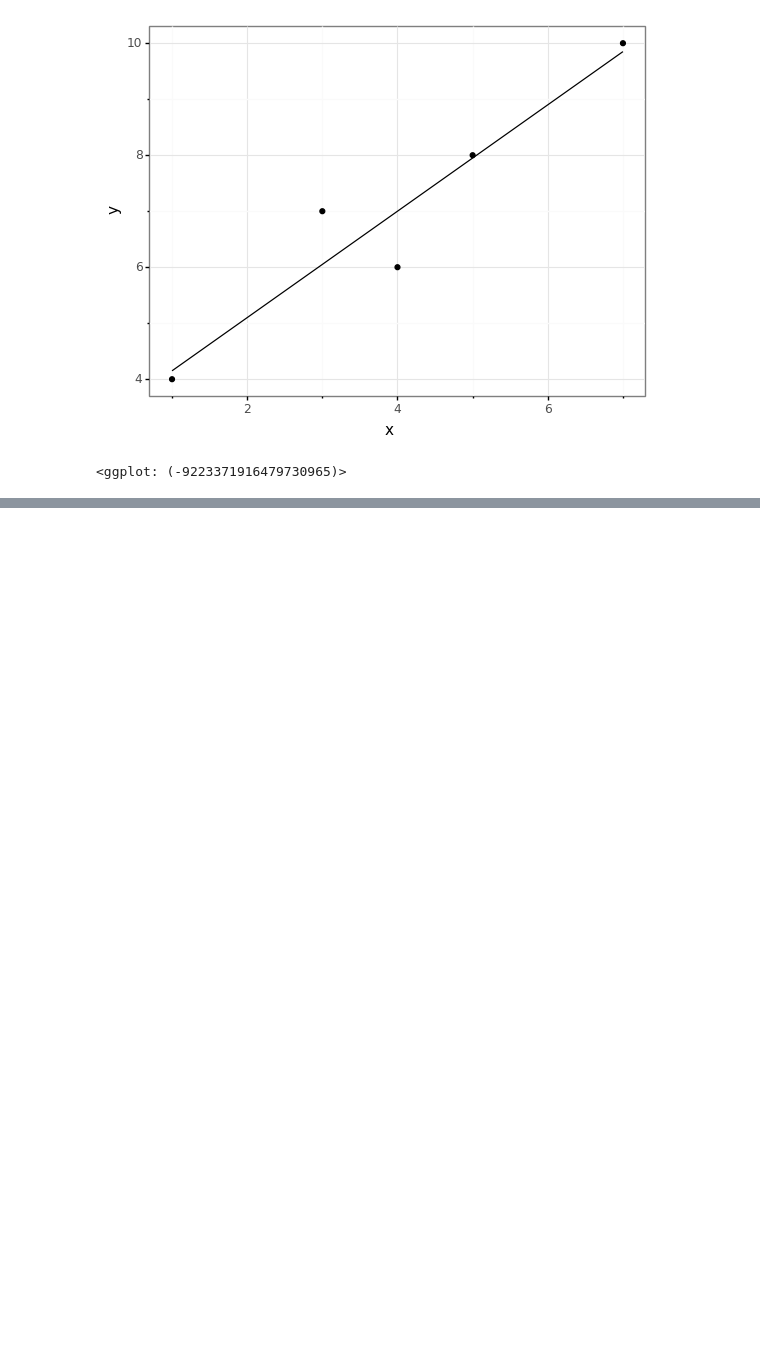
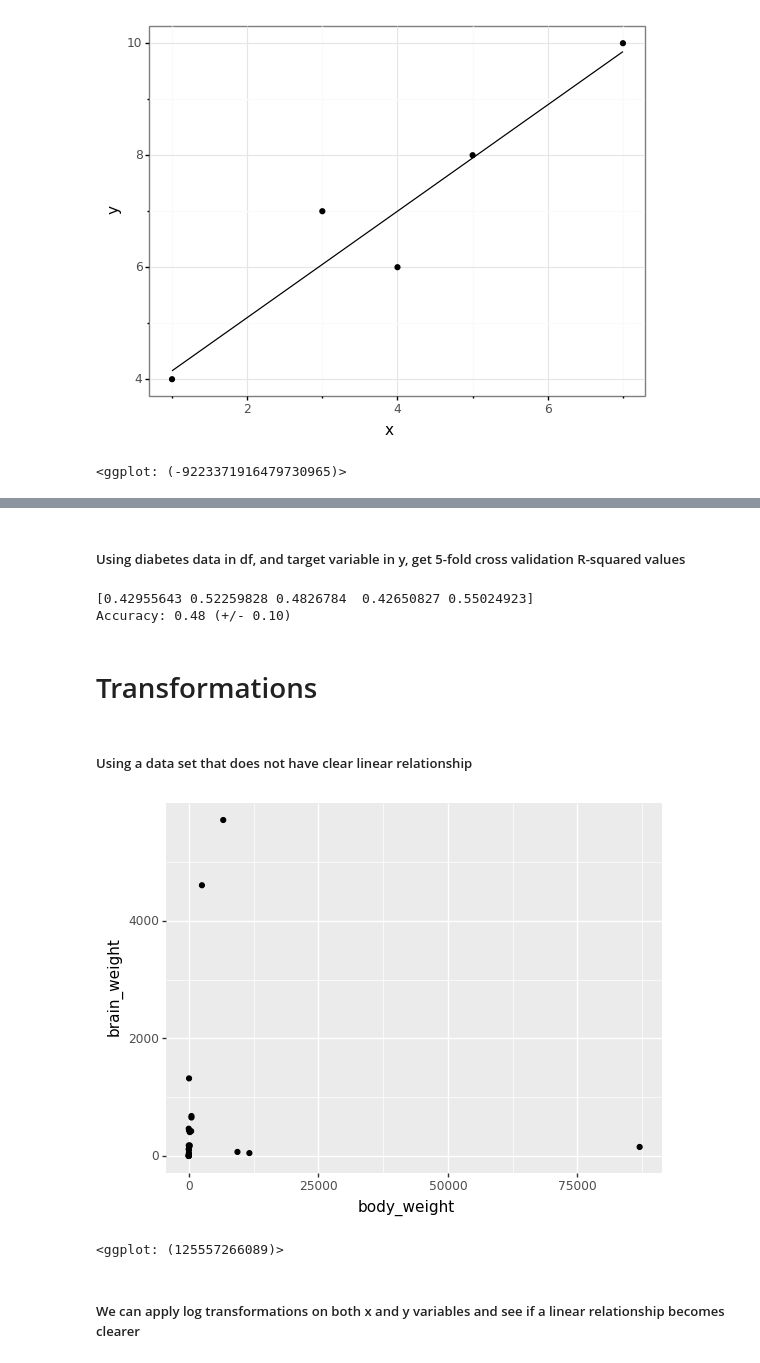
Before and after one commit to h3amza/CPSC392, a Jupyter notebook: Lectures/Miscellaneous.ipynb, the cells around one changed output, grey strips where cells are left out. Saved outputs shown, nothing was run; the diff lists cells and outputs as text; code cells hidden in the pictures; blank space fills up the shorter version.

```diff
--- a/Lectures/Miscellaneous.ipynb
+++ b/Lectures/Miscellaneous.ipynb
@@ -32,0 +83,21 @@ df
+# %% [markdown]
+##### Using diabetes data in df, and target variable in y, get 5-fold cross validation R-squared values
+# %%
+scores = cross_val_score(lm,df,y,cv=5)
+print(scores)
+print("Accuracy: %0.2f (+/- %0.2f)" % (scores.mean(), scores.std() * 2))
+# %% [output]
+[0.42955643 0.52259828 0.4826784  0.42650827 0.55024923]
+Accuracy: 0.48 (+/- 0.10)
+# %% [markdown]
+# Transformations
+# %% [markdown]
+##### Using a data set that does not have clear linear relationship
+# %%
+data = pd.read_csv("brains.csv")
+ggplot(data,aes(x='body_weight',y='brain_weight'))+geom_point()#+geom_smooth(method="lm")
+# %% [output]
+[figure, added]
+<ggplot: (125557266089)>
+# %% [markdown]
+##### We can apply log transformations on both x and y variables and see if a linear relationship becomes clearer
```
Also changed, not shown: parts of 28 cells of this notebook, 4 other files.
